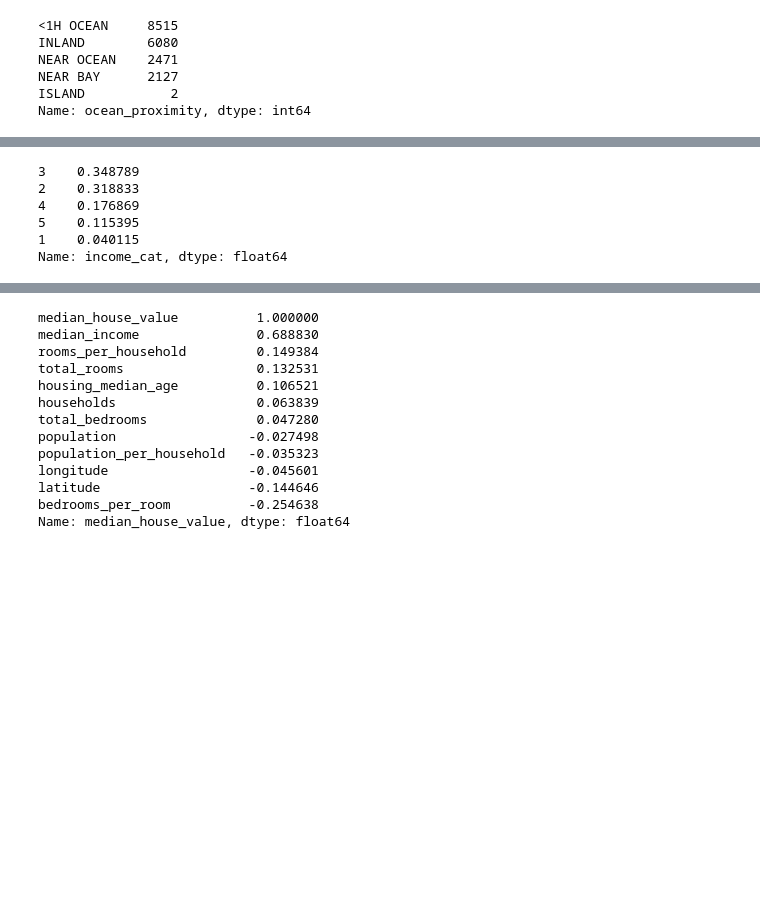
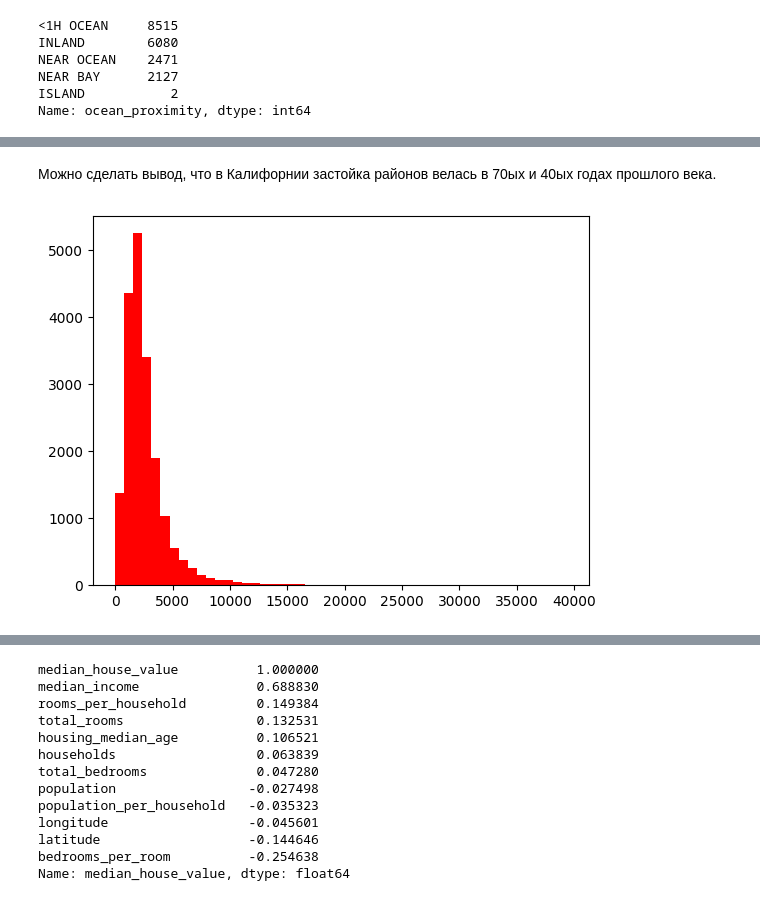
Before and after one commit to LlirikOknessu/MachineLearningCourseLabs, a Jupyter notebook: Sukhov/analysis.ipynb, the cells around one changed output, grey strips where cells are left out. Drawn from its saved outputs; the diff is of its cells as text; code cells hidden in the pictures; blank space fills up the shorter version.

```diff
--- a/Sukhov/analysis.ipynb
+++ b/Sukhov/analysis.ipynb
@@ -65,15 +70,7 @@ plt.show()
-# %%
-from sklearn.model_selection import StratifiedShuffleSplit
-
-split = StratifiedShuffleSplit(n_splits = 1, test_size = 0.2, random_state = 42)
-for train_index, test_index in split.split(housing, housing["income_cat"]):
-    strat_train_set = housing.loc[train_index]
-    strat_test_set = housing.loc[test_index]
-strat_test_set["income_cat"].value_counts()/len(strat_test_set)
-# %% [output]
-3    0.348789
-2    0.318833
-4    0.176869
-5    0.115395
-1    0.040115
-Name: income_cat, dtype: float64
+# %% [markdown]
+Можно сделать вывод, что в Калифорнии застойка районов велась в 70ых и 40ых годах прошлого века.
+# %%
+plt.hist(housing['total_rooms'],bins = 50, color = 'red')
+plt.show()
+# %% [output]
+[figure, added]
```
Also changed, not shown: parts of 25 cells of this notebook, 12 other files.
